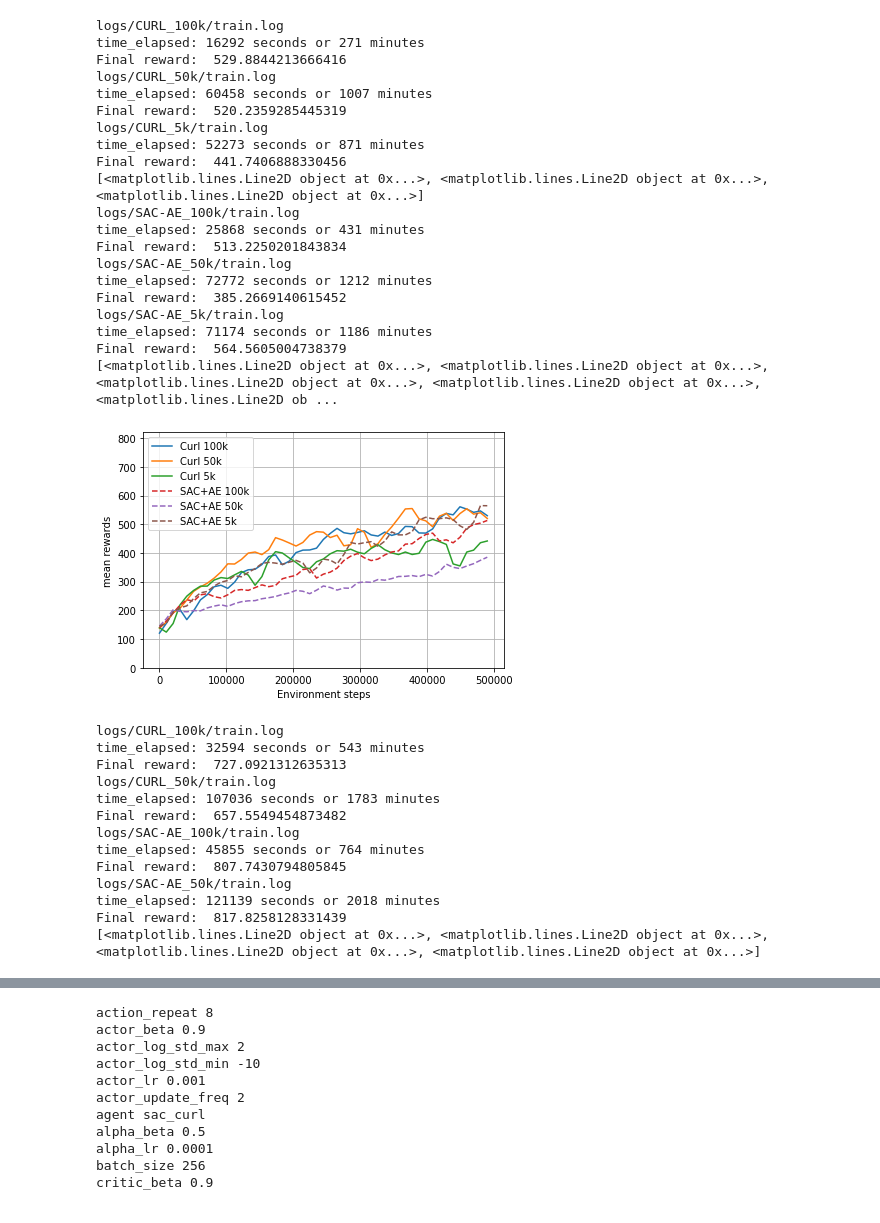
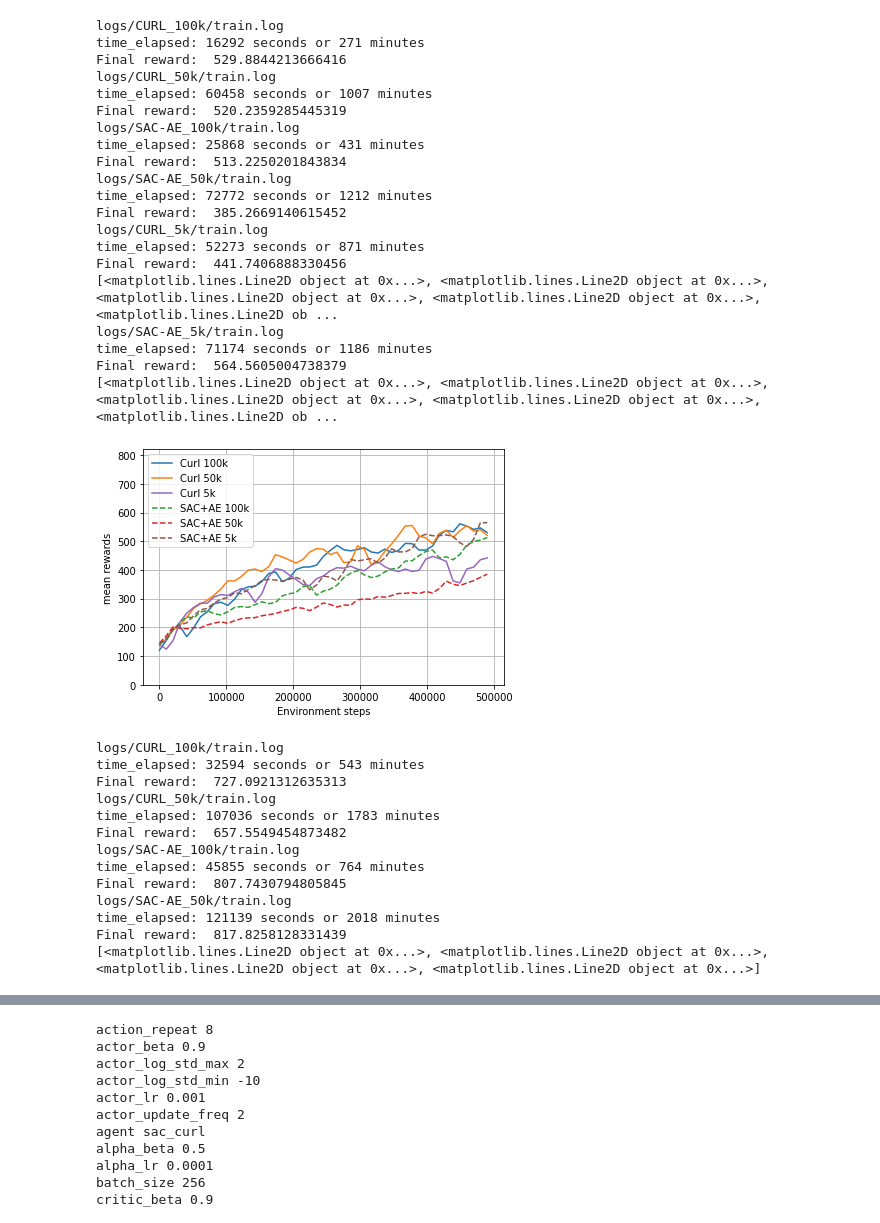
Before and after one commit to gijskoning/ReproducingCURL, a Jupyter notebook: plot.ipynb, the cells around one changed output, grey strips where cells are left out. Drawn from its saved outputs; the diff is of its cells as text; code cells hidden in the pictures.

```diff
--- a/plot.ipynb
+++ b/plot.ipynb
@@ -14,27 +14,35 @@ from train import make_agent, parse_args
 
 calculate_average_each_step = 10000
 average_over_last_steps = 15000
-plot_data("encoder_freeze_100k/train_fixed.log", average_over_last_steps=average_over_last_steps,
+plots = []
+plt.axvline(x=400000, color='grey', linestyle='dashed', alpha=0.5)
+_, plot = plot_data("encoder_freeze_100k/train_fixed.log", average_over_last_steps=average_over_last_steps,
           calculate_average_each_step=calculate_average_each_step,
           max_step=8e5)
-
-plot_data("CURL_100k/train.log", average_over_last_steps=average_over_last_steps,
+plots.append(plot)
+_, plot = plot_data("CURL_100k/train.log", average_over_last_steps=average_over_last_steps,
           calculate_average_each_step=calculate_average_each_step, max_step=8e5)
+plots.append(plot)
 plt.ylim((0,820))
 plt.grid()
+plt.legend(plots, ["CURL regular", "CURL frozen encoder"])
 plt.savefig("docs/images/freezed_encoder_steps")
 plt.show()
 
 calculate_average_each_step_time = calculate_average_each_step /65
 average_over_last_steps_time = average_over_last_steps /50
-plot_data("encoder_freeze_100k/train_fixed.log", average_over_last_steps=average_over_last_steps_time,
+plt.axvline(x=215, color='grey', linestyle='dashed', alpha=0.5)
+_, plot = plot_data("encoder_freeze_100k/train_fixed.log", average_over_last_steps=average_over_last_steps_time,
           calculate_average_each_step=calculate_average_each_step_time,
           max_step=8e5+10, x_axis_duration=True)
-
-plot_data("CURL_100k/train.log", average_over_last_steps=average_over_last_steps_time,
+plots.append(plot)
+_, plot = plot_data("CURL_100k/train.log", average_over_last_steps=average_over_last_steps_time,
           calculate_average_each_step=calculate_average_each_step_time, max_step=8e5, x_axis_duration=True)
+plots.append(plot)
+plt.legend(plots, ["CURL regular", "CURL frozen encoder"])
 # plt.xlabel()
 plt.ylim((0,820))
+
 plt.grid()
 plt.savefig("docs/images/freezed_encoder_minutes")
 plt.show()
@@ -58,22 +66,23 @@ Final reward:  604.3358929756138
 average_over_last_steps = 20000
 max_step = 5e5
 cal_mean_each_step = 10000
-plots = [0, 0, 0]
+plots = [0, 0, 0,0,0]
 _, plots[0] = plot_data("CURL_100k/train.log", average_over_last_steps=average_over_last_steps,
                         calculate_average_each_step=cal_mean_each_step, max_step=max_step)
 _, plots[1] = plot_data("CURL_50k/train.log", average_over_last_steps=average_over_last_steps,
                         calculate_average_each_step=cal_mean_each_step, max_step=max_step)
+
+_, plots[3] = plot_data("SAC-AE_100k/train.log", average_over_last_steps=average_over_last_steps,
+                        calculate_average_each_step=cal_mean_each_step, max_step=max_step, linestyle='dashed')
+_, plots[4] = plot_data("SAC-AE_50k/train.log", average_over_last_steps=average_over_last_steps,
+                        calculate_average_each_step=cal_mean_each_step, max_step=max_step, linestyle='dashed')
 _, plots[2] = plot_data("CURL_5k/train.log", average_over_last_steps=average_over_last_steps,
                         calculate_average_each_step=cal_mean_each_step, max_step=max_step)
 print(plots)
 # plt.legend(plots, ["Curl 5k", "Curl 50k", "Curl 100k"])
 # plt.savefig("docs/images/CURL_replay_compare")
 # plt.show()
-_, plot = plot_data("SAC-AE_100k/train.log", average_over_last_steps=average_over_last_steps,
-                        calculate_average_each_step=cal_mean_each_step, max_step=max_step, linestyle='dashed')
-plots.append(plot)
-_, plot = plot_data("SAC-AE_50k/train.log", average_over_last_steps=average_over_last_steps,
-                        calculate_average_each_step=cal_mean_each_step, max_step=max_step, linestyle='dashed')
+
 plots.append(plot)
 _, plot = plot_data("SAC-AE_5k/train.log", average_over_last_steps=average_over_last_steps,
                         calculate_average_each_step=cal_mean_each_step, max_step=max_step, linestyle='dashed')
@@ -110,56 +119,56 @@ plt.show()
 max_step  =1e6
 
 plots = [0] * 4
-plots[1] = plot_data("CURL_100k/train.log", average_over_last_steps=average_over_last_steps,
+plots[0] = plot_data("CURL_100k/train.log", average_over_last_steps=average_over_last_steps,
                      calculate_average_each_step=cal_mean_each_step, max_step=max_step)[1]
-plots[3] = plot_data("CURL_50k/train.log", average_over_last_steps=average_over_last_steps,
+plots[1] = plot_data("CURL_50k/train.log", average_over_last_steps=average_over_last_steps,
                      calculate_average_each_step=cal_mean_each_step, max_step=max_step, alpha=0.3)[1]
-plots[0] = plot_data("SAC-AE_100k/train.log", average_over_last_steps=average_over_last_steps,
+plots[2] = plot_data("SAC-AE_100k/train.log", average_over_last_steps=average_over_last_steps,
                      calculate_average_each_step=cal_mean_each_step, max_step=max_step, linestyle='dashed')[1]
 
-plots[2] = plot_data("SAC-AE_50k/train.log", average_over_last_steps=average_over_last_steps,
+plots[3] = plot_data("SAC-AE_50k/train.log", average_over_last_steps=average_over_last_steps,
                      calculate_average_each_step=cal_mean_each_step, max_step=max_step, alpha=0.3, linestyle='dashed')[1]
 
 print(plots)
-plt.legend(plots, ["SAC+AE 100k", "CURL 100k", "SAC+AE 50k", "CURL 50k"])
+plt.legend(plots, ["CURL 100k", "CURL 50k","SAC+AE 100k",  "SAC+AE 50k"])
 plt.grid()
 plt.savefig("docs/images/compare_sac_and_curl_big")
 plt.show()
 #
 # plots = [0] * 4
 # plots[0] = plot_data("SAC-AE_100k/train.log", average_over_last_steps=average_over_last_steps,
 #                      calculate_average_each_step=cal_mean_each_step, max_step=1e5)[1]
 # plots[1] = plot_data("CURL_100k/train.log", average_over_last_steps=average_over_last_steps,
 #                      calculate_average_each_step=cal_mean_each_step, max_step=1e5)[1]
 # plots[2] = plot_data("SAC-AE_50k/train.log", average_over_last_steps=average_over_last_steps,
 #                      calculate_average_each_step=cal_mean_each_step, max_step=1e5, alpha=0.3)[1]
 # plots[3] = plot_data("CURL_50k/train.log", average_over_last_steps=average_over_last_steps,
 #                      calculate_average_each_step=cal_mean_each_step, max_step=1e5, alpha=0.3)[1]
 # print(plots)
 # plt.legend(plots, ["SAC+AE 100k", "CURL 100k", "SAC+AE 50k", "CURL 50k"])
 # plt.show()
 # %% [output]
 logs/CURL_100k/train.log
 time_elapsed: 16292 seconds or 271 minutes
 Final reward:  529.8844213666416
 logs/CURL_50k/train.log
 time_elapsed: 60458 seconds or 1007 minutes
 Final reward:  520.2359285445319
-logs/CURL_5k/train.log
-time_elapsed: 52273 seconds or 871 minutes
-Final reward:  441.7406888330456
-[<matplotlib.lines.Line2D object at 0x...>, <matplotlib.lines.Line2D object at 0x...>, <matplotlib.lines.Line2D object at 0x...>]
 logs/SAC-AE_100k/train.log
 time_elapsed: 25868 seconds or 431 minutes
 Final reward:  513.2250201843834
 logs/SAC-AE_50k/train.log
 time_elapsed: 72772 seconds or 1212 minutes
 Final reward:  385.2669140615452
+logs/CURL_5k/train.log
+time_elapsed: 52273 seconds or 871 minutes
+Final reward:  441.7406888330456
+[<matplotlib.lines.Line2D object at 0x...>, <matplotlib.lines.Line2D object at 0x...>, <matplotlib.lines.Line2D object at 0x...>, <matplotlib.lines.Line2D object at 0x...>, <matplotlib.lines.Line2D ob ...
 logs/SAC-AE_5k/train.log
 time_elapsed: 71174 seconds or 1186 minutes
 Final reward:  564.5605004738379
 [<matplotlib.lines.Line2D object at 0x...>, <matplotlib.lines.Line2D object at 0x...>, <matplotlib.lines.Line2D object at 0x...>, <matplotlib.lines.Line2D object at 0x...>, <matplotlib.lines.Line2D ob ...
-[figure, old version]
+[figure, new version]
 logs/CURL_100k/train.log
 time_elapsed: 32594 seconds or 543 minutes
 Final reward:  727.0921312635313
```
Also changed, not shown: parts of 3 cells of this notebook.
